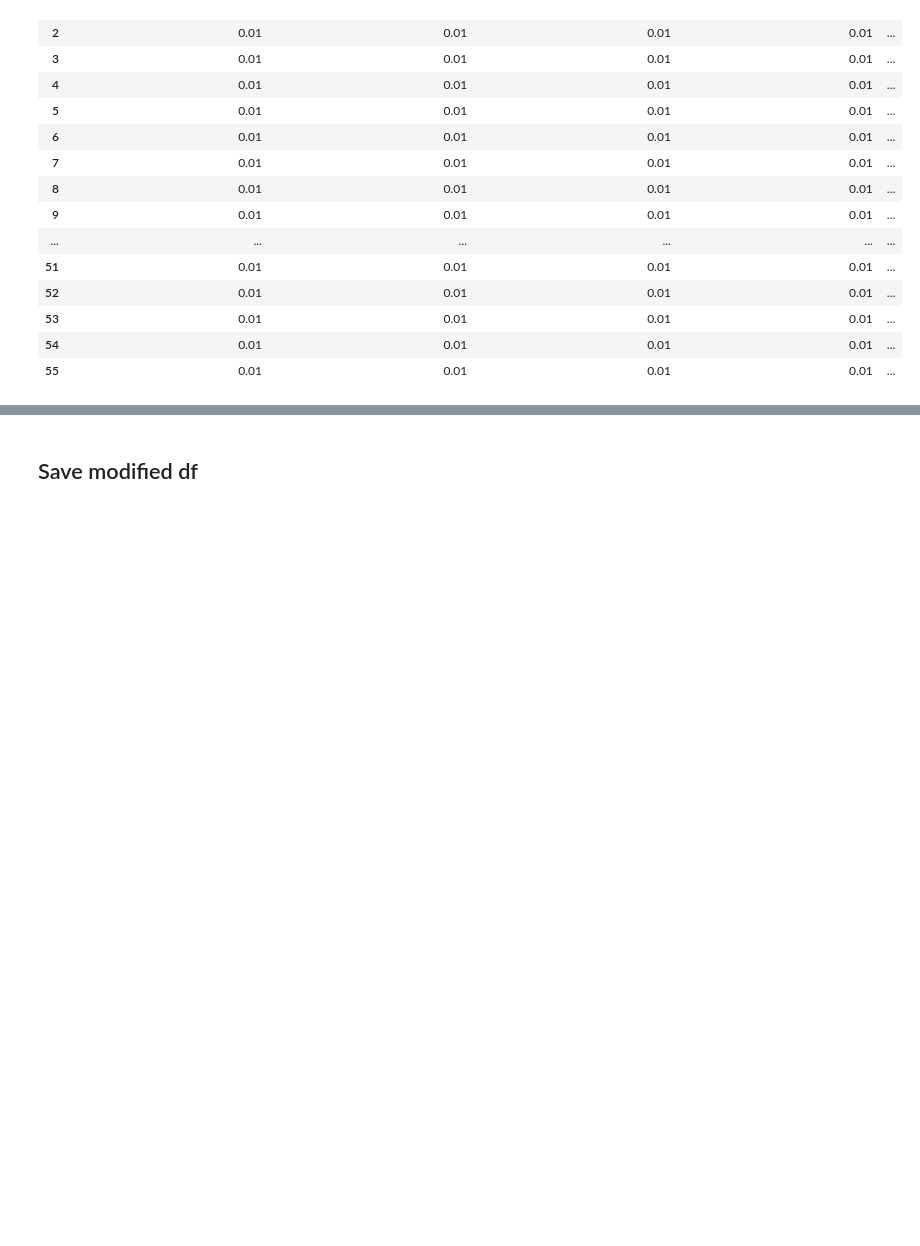
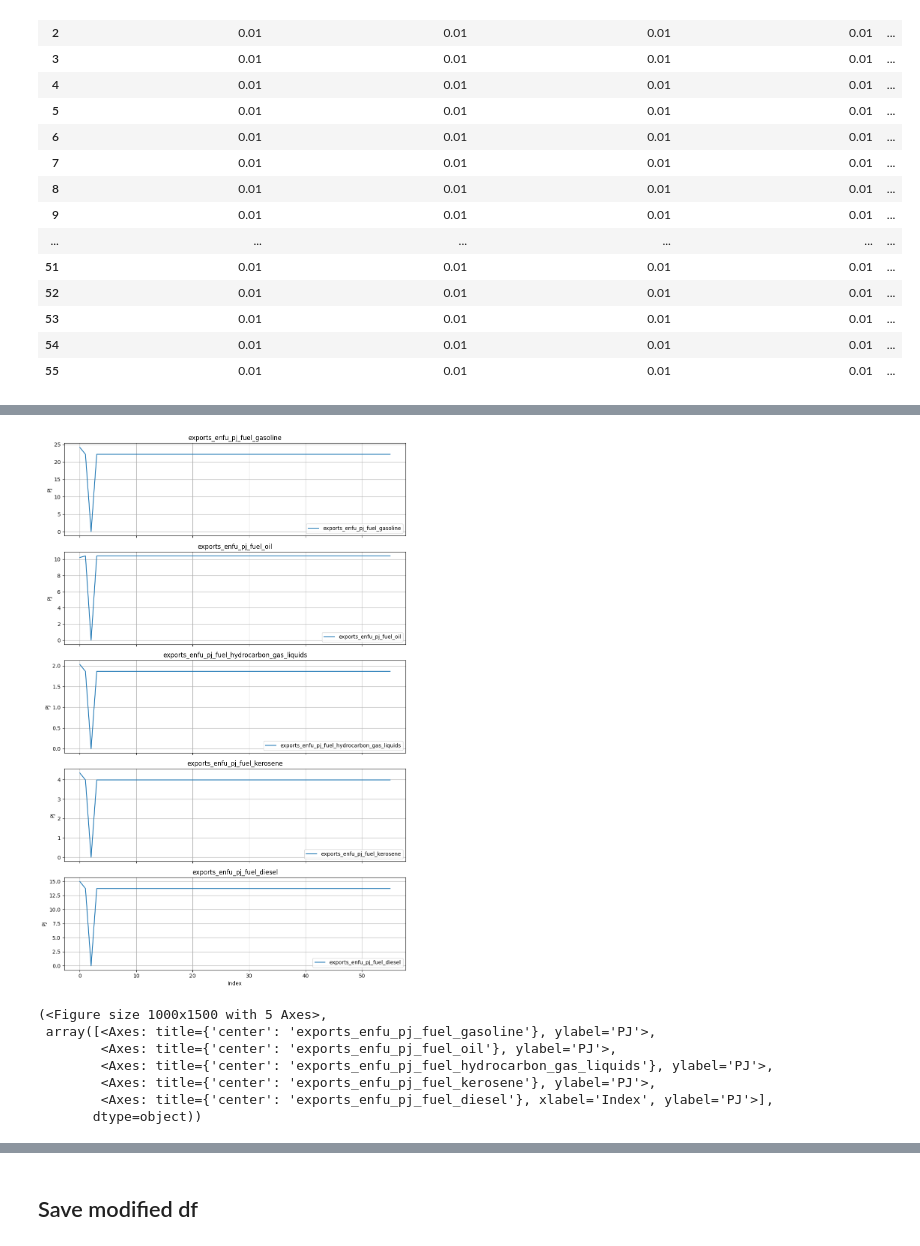
Before and after one commit to sisepuede-framework/ssp_libya, a Jupyter notebook: ssp_modeling/input_data/modify_input_data.ipynb, the cells around one changed output, grey strips where cells are left out. Cells and saved outputs as stored; diff of their text form; code cells hidden in the pictures; blank space fills up the shorter version.

```diff
--- a/ssp_modeling/input_data/modify_input_data.ipynb
+++ b/ssp_modeling/input_data/modify_input_data.ipynb
@@ -319,0 +359,8 @@ df[agrc_elasticity_cols]
+# %%
+petroleum_products = [
+    "gasoline",
+    "oil",
+    "hydrocarbon_gas_liquids",
+    "kerosene",
+    "diesel"
+]
@@ -319,0 +430,16 @@ df[agrc_elasticity_cols]
+# %%
+plot_columns_subplots(
+    df=df,
+    columns=[f"exports_enfu_pj_fuel_{prod}" for prod in petroleum_products],
+    ylabels=["PJ"] * len(petroleum_products),
+
+)
+# %% [output]
+[figure, added]
+(<Figure size 1000x1500 with 5 Axes>,
+ array([<Axes: title={'center': 'exports_enfu_pj_fuel_gasoline'}, ylabel='PJ'>,
+        <Axes: title={'center': 'exports_enfu_pj_fuel_oil'}, ylabel='PJ'>,
+        <Axes: title={'center': 'exports_enfu_pj_fuel_hydrocarbon_gas_liquids'}, ylabel='PJ'>,
+        <Axes: title={'center': 'exports_enfu_pj_fuel_kerosene'}, ylabel='PJ'>,
+        <Axes: title={'center': 'exports_enfu_pj_fuel_diesel'}, xlabel='Index', ylabel='PJ'>],
+       dtype=object))
```
Also changed, not shown: parts of 22 cells of this notebook, 6 other files.
